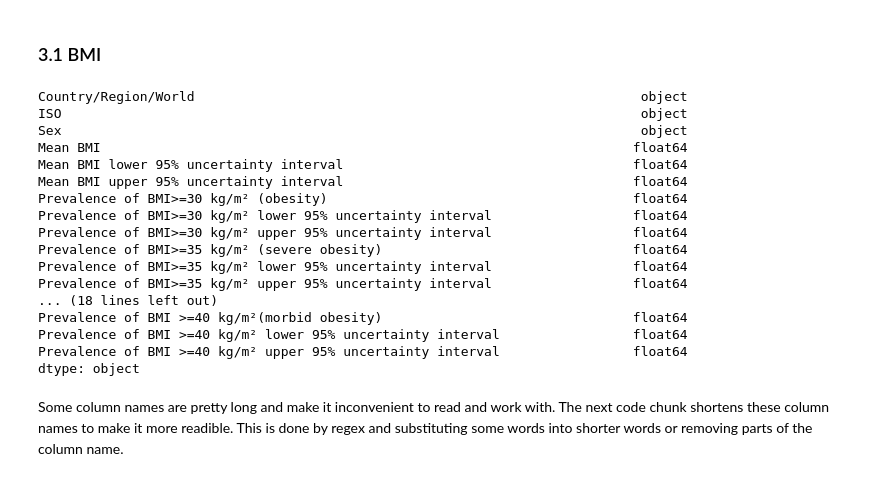
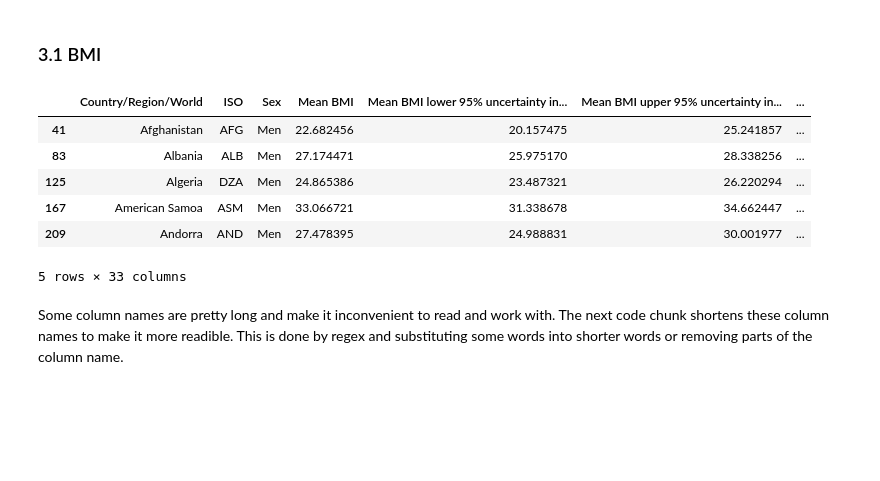
Before and after one commit to JobMaathuis/Affordability_healthy_diet_and_BMI, a Jupyter notebook: final_assignment.ipynb, the cells around one changed output. Saved outputs shown, nothing was run; the diff lists cells and outputs as text; code cells hidden in the pictures; blank space fills up the shorter version.

```diff
--- a/final_assignment.ipynb
+++ b/final_assignment.ipynb
@@ -38,28 +37,17 @@ healthy_diet_affordability = config['food_affordability']
 # %%
 df_bmi = pd.read_csv(bmi, encoding='latin-1') # file uses latin-1 encoding
 df_bmi = df_bmi.astype({'Country/Region/World': str, 'ISO': str})
 df_bmi = df_bmi[df_bmi.Year == 2016]  # we only want the 2016 data
 df_bmi = df_bmi.drop(columns='Year')  # remove the year column, we only have 2016 left so redundant
 df_bmi.head()
-df_bmi.dtypes
 # %% [output]
+|  | Country/Region/World | ISO | Sex | Mean BMI | Mean BMI lower 95% uncertainty in... | Mean BMI upper 95% uncertainty in... | ... |
+| 41 | Afghanistan | AFG | Men | 22.682456 | 20.157475 | 25.241857 | ... |
+| 83 | Albania | ALB | Men | 27.174471 | 25.975170 | 28.338256 | ... |
+| 125 | Algeria | DZA | Men | 24.865386 | 23.487321 | 26.220294 | ... |
+| 167 | American Samoa | ASM | Men | 33.066721 | 31.338678 | 34.662447 | ... |
+| 209 | Andorra | AND | Men | 27.478395 | 24.988831 | 30.001977 | ... |
-Country/Region/World                                                         object
-ISO                                                                          object
-Sex                                                                          object
-Mean BMI                                                                    float64
-Mean BMI lower 95% uncertainty interval                                     float64
-Mean BMI upper 95% uncertainty interval                                     float64
-Prevalence of BMI>=30 kg/m² (obesity)                                       float64
-Prevalence of BMI>=30 kg/m² lower 95% uncertainty interval                  float64
-Prevalence of BMI>=30 kg/m² upper 95% uncertainty interval                  float64
-Prevalence of BMI>=35 kg/m² (severe obesity)                                float64
-Prevalence of BMI>=35 kg/m² lower 95% uncertainty interval                  float64
-Prevalence of BMI>=35 kg/m² upper 95% uncertainty interval                  float64
-... (18 lines left out)
-Prevalence of BMI >=40 kg/m²(morbid obesity)                                float64
-Prevalence of BMI >=40 kg/m² lower 95% uncertainty interval                 float64
-Prevalence of BMI >=40 kg/m² upper 95% uncertainty interval                 float64
-dtype: object
+5 rows × 33 columns
 # %% [markdown]
 Some column names are pretty long and make it inconvenient to read and work with. The next code chunk shortens these column names to make it more readible. This is done by regex and substituting some words into shorter words or removing parts of the column name.
 # %%
```
Also changed, not shown: parts of 10 cells of this notebook, 1 other file.
